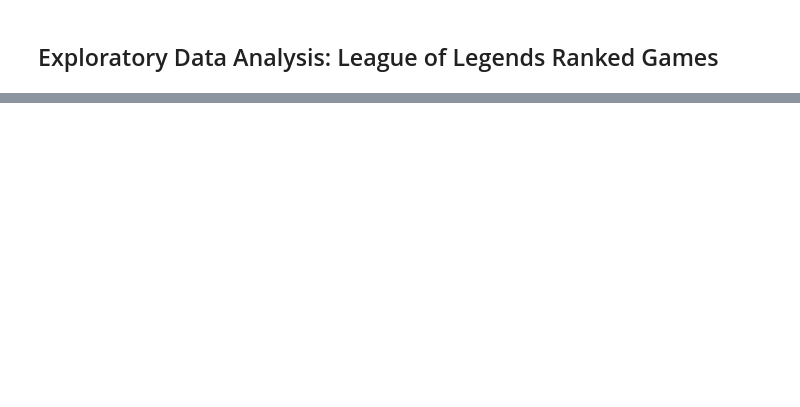
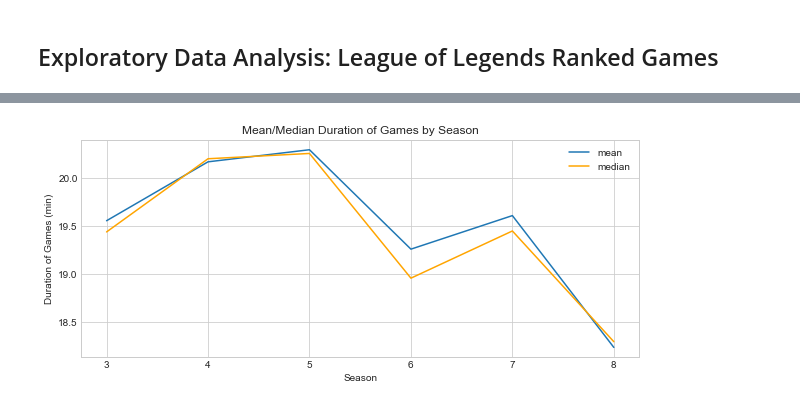
Before and after one commit to hctlee0812/Springboard, a Jupyter notebook: Exploratory Data Analysis.ipynb, the cells around one changed output, grey strips where cells are left out. Saved outputs shown, nothing was run; the diff lists cells and outputs as text; code cells hidden in the pictures; blank space fills up the shorter version.

```diff
--- a/Exploratory Data Analysis.ipynb
+++ b/Exploratory Data Analysis.ipynb
@@ -131,0 +94,13 @@ participants = participants_merged[['matchid']]
+# %%
+duration_mean_by_season = duration_df.groupby(by=['Season']).mean() # mean duration of games by season
+duration_median_by_season = duration_df.groupby(by=['Season']).median() # median duration of games by season
+# %%
+plt.figure(figsize=(10,4))
+_ = plt.plot(duration_mean_by_season, label = 'mean') # plot mean duration of games by season
+_ = plt.plot(duration_median_by_season, color= 'orange',label = 'median') # plot median duration of games by season
+_ = plt.xlabel('Season') # label x-axis
+_ = plt.ylabel('Duration of Games (min)') # label y-axis
+_ = plt.title('Mean/Median Duration of Games by Season') # label title
+_ = plt.legend() # insert legend
+# %% [output]
+[figure, added]
```
Also changed, not shown: parts of 67 cells of this notebook.
